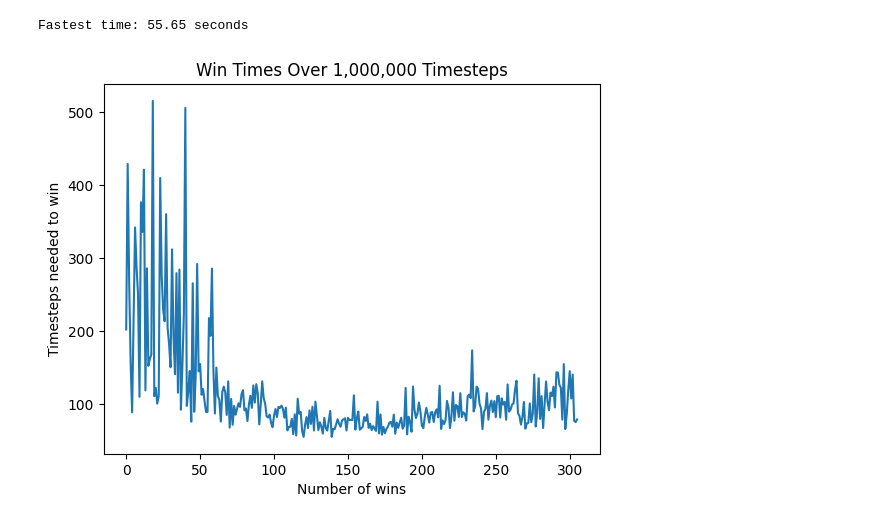
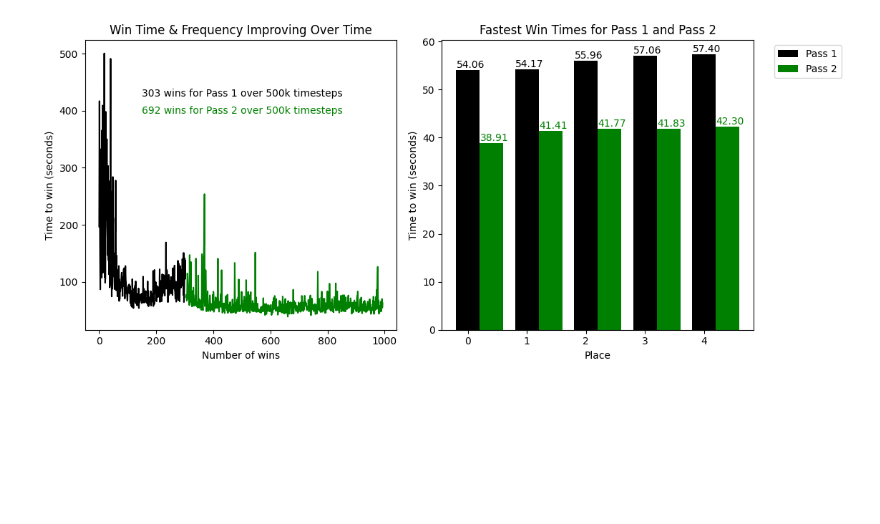
Before and after one commit to Iemontine/SonicGameplayingAI, a Jupyter notebook: graph.ipynb, the cells around one changed output. Drawn from its saved outputs; the diff is of its cells as text; code cells hidden in the pictures; blank space fills up the shorter version.

Commit message:
worked on graphing, added tracking timesteps -> win time

```diff
--- a/graph.ipynb
+++ b/graph.ipynb
@@ -1,28 +1,47 @@
-# %%
-import pandas as pd
-import matplotlib.pyplot as plt
-
-# File path (update this path to where your CSV file is located)
-file_path = './logs/levelbeats.csv'
-
-# Read the newline-separated CSV file into a pandas DataFrame
-# 68 timesteps per second
-data = pd.read_csv(file_path, header=None, names=['Win Times'])
-
-# Pass 1 Fastest time: 55.65 seconds
-# Pass 2 Fastest time: ??
-# Plot the data
-lowest_value = data['Win Times'].min()
-print(f'Fastest time: {round(lowest_value / 68,2)} seconds')
-plt.plot(data['Win Times'] / 68)
-
-# Set the title and y-axis label
-plt.title('Win Times Over 1,000,000 Timesteps')
-plt.ylabel('Timesteps needed to win')
-plt.xlabel('Number of wins')
-
-# Display the plot
-plt.show()
-# %% [output]
-Fastest time: 55.65 seconds
-[figure, removed]
+# %%
+import pandas as pd
+import matplotlib.pyplot as plt
+import matplotlib.gridspec as gridspec
+
+file_path = './logs/levelbeats.csv'
+data = pd.read_csv(file_path, header=None, names=['Win Times'])
+fig = plt.figure(figsize=(12, 5))
+gs = gridspec.GridSpec(1, 2, width_ratios=[1, 1])
+
+ax0 = plt.subplot(gs[0])
+ax0.plot(data['Win Times'][0:303] / 70, color='black')
+ax0.plot(data['Win Times'][304:] / 70, color='green')
+ax0.set_title('Win Time & Frequency Improving Over Time')
+ax0.set_ylabel('Time to win (seconds)')
+ax0.set_xlabel('Number of wins')
+ax0.text(150, 430, '303 wins for Pass 1 over 500k timesteps', color='black', verticalalignment='center', horizontalalignment='left')
+ax0.text(150, 400, '692 wins for Pass 2 over 500k timesteps', color='green', verticalalignment='center', horizontalalignment='left')
+
+fastest_pass1 = data[0:300].nsmallest(5, 'Win Times')
+fastest_pass2 = data.nsmallest(5, 'Win Times')
+
+ax1 = plt.subplot(gs[1])
+width = 0.4
+indices = range(len(fastest_pass1))
+indices_pass2 = [index + width for index in indices]
+
+bars1 = ax1.bar(indices, fastest_pass1['Win Times'] / 70, width=width, label='Pass 1', color='black')
+bars2 = ax1.bar(indices_pass2, fastest_pass2['Win Times'] / 70, width=width, label='Pass 2', color='green')
+
+ax1.set_title('Fastest Win Times for Pass 1 and Pass 2')
+ax1.set_ylabel('Time to win (seconds)')
+ax1.set_xlabel('Place')
+ax1.legend()
+
+for bar in bars1:
+	yval = bar.get_height()
+	ax1.text(bar.get_x() + bar.get_width()/100.0, yval, f'{yval:.2f}', va='bottom', color='black')
+for bar in bars2:
+	yval = bar.get_height()
+	ax1.text(bar.get_x() + bar.get_width()/100.0, yval, f'{yval:.2f}', va='bottom', color='green')
+
+plt.tight_layout(rect=[0, 0, 0.85, 1])
+ax1.legend(bbox_to_anchor=(1.05, 1), loc='upper left')
+plt.show()
+# %% [output]
+[figure, added]
```
Also changed, not shown: 4 other files.
